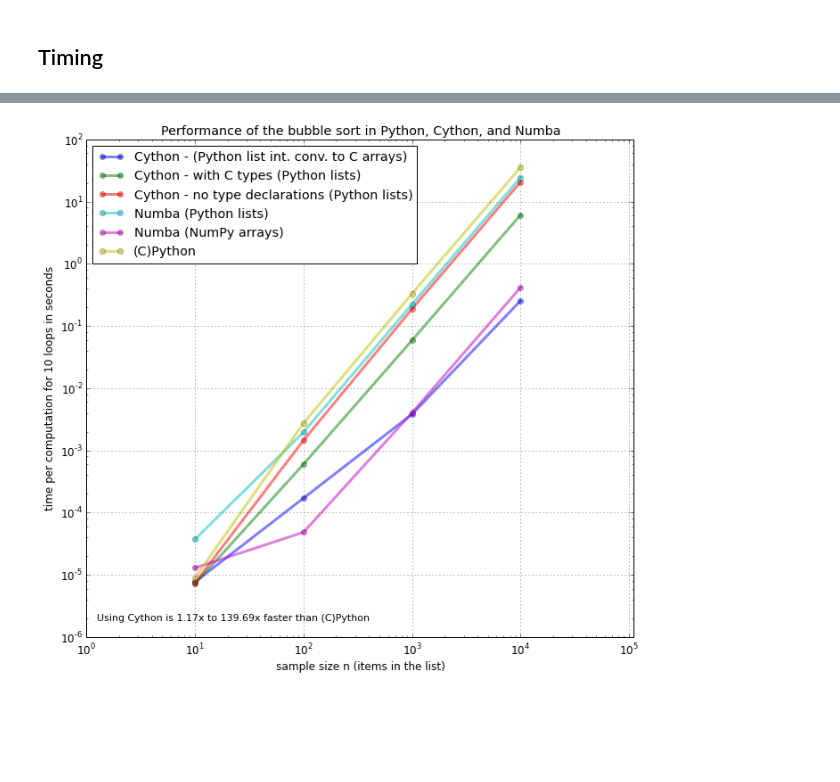
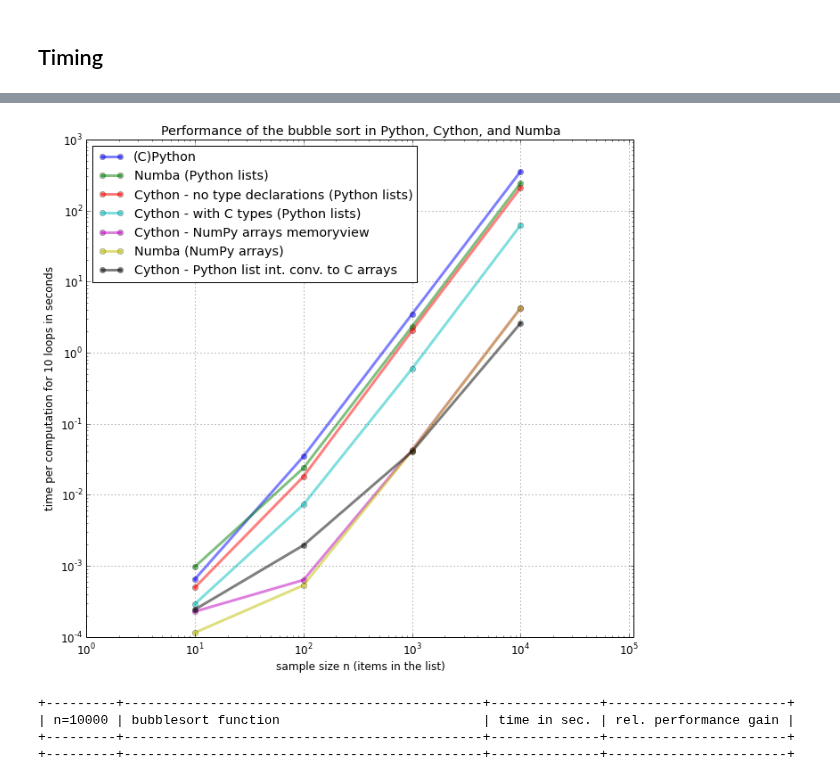
Before and after one commit to rasbt/One-Python-benchmark-per-day, a Jupyter notebook: ipython_nbs/day4_python_cython_numba.ipynb, the cells around one changed output, grey strips where cells are left out. Saved outputs shown, nothing was run; the diff lists cells and outputs as text; code cells hidden in the pictures; blank space fills up the shorter version.

Commit message:
huge Cython upd.

```diff
--- a/ipython_nbs/day4_python_cython_numba.ipynb
+++ b/ipython_nbs/day4_python_cython_numba.ipynb
@@ -204,12 +225,12 @@ for n in orders_n:
 # %%
 import matplotlib.pyplot as plt
 
-def plot(timings, title, labels, compare, orders_n):
+def plot(timings, title, ranked_labels, labels, compare, orders_n):
     plt.rcParams.update({'font.size': 12})
 
     fig = plt.figure(figsize=(11,10))
-    for lb in sorted(labels.keys()):
-        plt.plot(orders_n, timings[lb], alpha=0.5, label=labels[lb],
+    for lb in ranked_labels:
+        plt.plot(orders_n, timings[lb[1]], alpha=0.5, label=labels[lb[1]],
                  marker='o', lw=3)
     plt.xlabel('sample size n (items in the list)')
     plt.ylabel('time per computation for 10 loops in seconds')
@@ -218,32 +239,44 @@ def plot(timings, title, labels, compare, orders_n):
     plt.grid()
     plt.xscale('log')
     plt.yscale('log')
-
-    max_perf = max( py/cy for py,cy in zip(timings[compare[0][0]],
-                                   timings[compare[1][0]]))
-    min_perf = min( py/cy for py,cy in zip(timings[compare[0][0]],
-                                   timings[compare[1][0]]))
-
-    ftext = 'Using {} is {:.2f}x to '\
-        '{:.2f}x faster than {}'\
-        .format(compare[1][1], min_perf, max_perf, compare[0][1])
-
-    plt.figtext(.14,.15, ftext, fontsize=11, ha='left')
     plt.title(title)
     plt.show()
+# %%
+import prettytable
+
+def summary_table(ranked_labels):
+    fit_table = prettytable.PrettyTable(['n=%s' %orders_n[-1],
+                                         'bubblesort function' ,
+                                         'time in sec.',
+                                         'rel. performance gain'])
+    fit_table.align['bubblesort function'] = 'l'
+    for entry in ranked_labels:
+        fit_table.add_row(['', labels[entry[1]], round(entry[0], 2),
+                           round(ranked_labels[0][0]/entry[0], 2)])
+
+    print(fit_table)
 # %% [markdown]
 <a name="results"></a>
 # %%
 title = 'Performance of the bubble sort in Python, Cython, and Numba'
 compare = [('python_bubblesort', '(C)Python'),
            ('cython_bubblesort_clist', 'Cython')]
 labels = {'python_bubblesort':'(C)Python',
           'numba_bubblesort': 'Numba (Python lists)',
           'cython_bubblesort_ctypes': 'Cython - with C types (Python lists)',
           'cython_bubblesort_notypes': 'Cython - no type declarations (Python lists)',
-          'cython_bubblesort_clist': 'Cython - (Python list int. conv. to C arrays)',
+          'cython_bubblesort_clist': 'Cython - Python list int. conv. to C arrays',
+          'cython_bubblesort_numpy': 'Cython - NumPy arrays memoryview',
           'numba_bubblesort_numpy': 'Numba (NumPy arrays)'
           }
-plot(timings, title, labels, compare, orders_n)
+
+ranked_labels = sorted([(time[1][-1],time[0]) for time in timings.items()], reverse=True)
+
+plot(timings, title, ranked_labels, labels, compare, orders_n)
+summary_table(ranked_labels)
 # %% [output]
-[figure, old version]
+[figure, new version]
++---------+----------------------------------------------+--------------+-----------------------+
+| n=10000 | bubblesort function                          | time in sec. | rel. performance gain |
++---------+----------------------------------------------+--------------+-----------------------+
++---------+----------------------------------------------+--------------+-----------------------+
```
Also changed, not shown: parts of 2 cells of this notebook, 1 other file.
